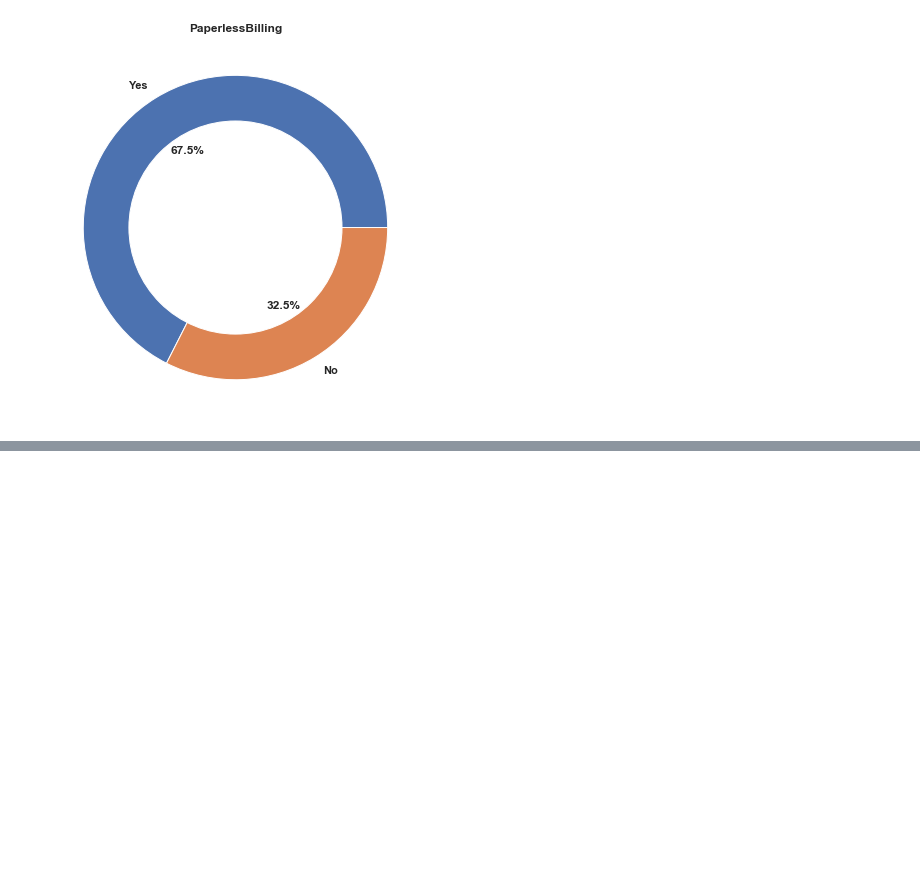
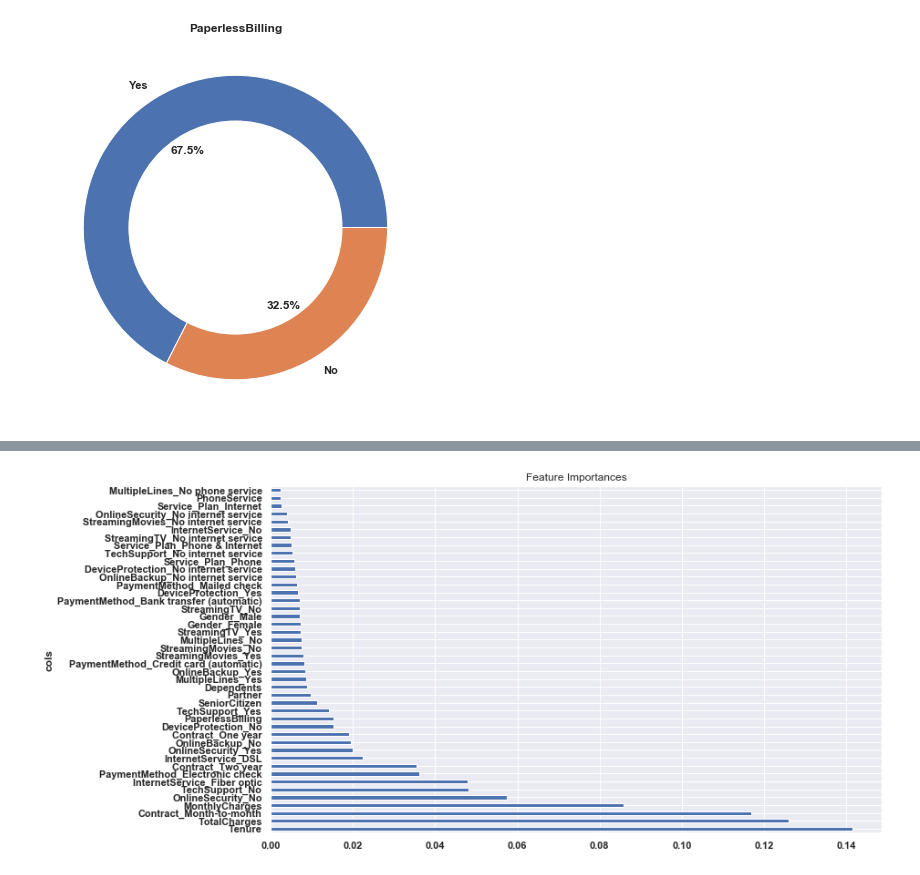
Before and after one commit to RachidRezzik/Telecom_Cust_Churn, a Jupyter notebook: Telco_Churn.ipynb, the cells around one changed output, grey strips where cells are left out. Saved outputs shown, nothing was run; the diff lists cells and outputs as text; code cells hidden in the pictures; blank space fills up the shorter version.

```diff
--- a/Telco_Churn.ipynb
+++ b/Telco_Churn.ipynb
@@ -264,0 +550,17 @@ telco['PaperlessBilling'] = telco['PaperlessBilling'].map(key)
+# %%
+### SVM ###
+from sklearn.svm import SVC
+
+params = {'C' : [.01, .1, 1, 10, 100]}
+svm = SVC(kernel='linear')
+grid_search = GridSearchCV(svm, param_grid=params, cv=5)
+grid_search.fit(X_train, y_train)
+print(grid_search.best_params_)
+svm = grid_search.best_estimator_
+y_pred_test = svm.predict(X_test)
+print('\nTesting Accuracy:', svm.score(X_test, y_test))
+print(classification_report(y_test, y_pred_test))
+print(confusion_matrix(y_test, y_pred_test))
+false_positive_rate, true_positive_rate, thresholds = roc_curve(y_test, y_pred_test)
+roc_auc = auc(false_positive_rate, true_positive_rate)
+print('\nROC_AUC: ', roc_auc)
@@ -264,0 +584,48 @@ telco['PaperlessBilling'] = telco['PaperlessBilling'].map(key)
+# %%
+from sklearn.ensemble import RandomForestClassifier
+from sklearn.model_selection import GridSearchCV
+from sklearn.model_selection import RandomizedSearchCV
+from sklearn.metrics import classification_report
+from sklearn.metrics import confusion_matrix
+from sklearn.metrics import roc_curve, auc
+from sklearn.model_selection import cross_val_score
+
+def rf_feat_importance(m, df):
+    return pd.DataFrame({'cols':df.columns, 'imp':m.feature_importances_}).sort_values('imp', ascending=False)
+
+def plot_fi(fi):
+    return fi.plot('cols', 'imp', 'barh', figsize=(12,7), legend=False)
+
+scoring = ['accuracy','f1_macro']
+
+clf = RandomForestClassifier(n_jobs=-1, oob_score=True, random_state=27)
+rand_search = RandomizedSearchCV(clf,
+                           param_distributions={
+                                       "n_estimators": [200, 400, 600, 800],
+                                       "max_depth": [5, 10, 15],
+                                       "min_samples_leaf": [10, 5, 3, 2, 1],
+                                       "min_samples_split": [2, 5, 10, 15, 20],
+                                       "max_features": ['sqrt', 'log2', .5, None]
+                                       },
+                           n_jobs=-1, scoring=scoring, refit='f1_macro',
+                           cv=5, n_iter = 35)
+rand_search.fit(X_train, y_train)
+best_clf = rand_search.best_estimator_
+y_pred_test = best_clf.predict(X_test)
+fi = rf_feat_importance(best_clf, telco_ml.drop('Churn', axis=1))
+plot_fi(fi)
+plt.title('Feature Importances')
+plt.show()
+
+print('\nOOB Score: ', best_clf.oob_score_)
+print('\nBest Params:', rand_search.best_params_)
+print('Training F1_Macro:', np.mean(rand_search.cv_results_['mean_test_f1_macro']))
+print('Training Accuracy:', np.mean(rand_search.cv_results_['mean_test_accuracy']))
+print('\nTesting Accuracy:', best_clf.score(X_test, y_test))
+print(classification_report(y_test, y_pred_test))
+print(confusion_matrix(y_test, y_pred_test))
+false_positive_rate, true_positive_rate, thresholds = roc_curve(y_test, y_pred_test)
+roc_auc = auc(false_positive_rate, true_positive_rate)
+print('\nROC_AUC: ', roc_auc)
+# %% [output]
+[figure, added]
```
Also changed, not shown: parts of 34 cells of this notebook.
